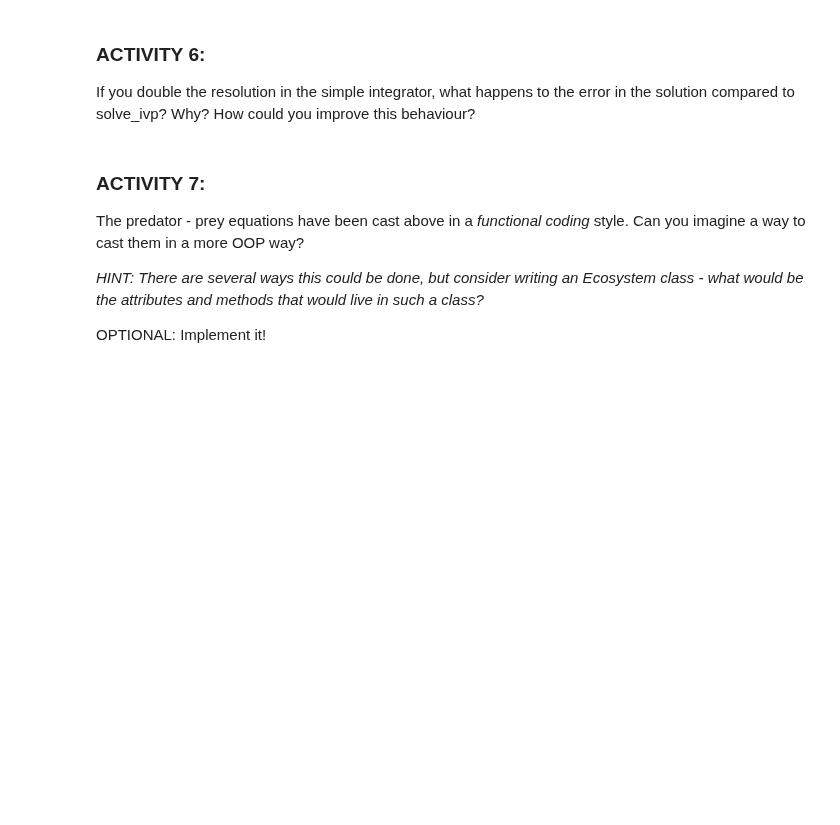
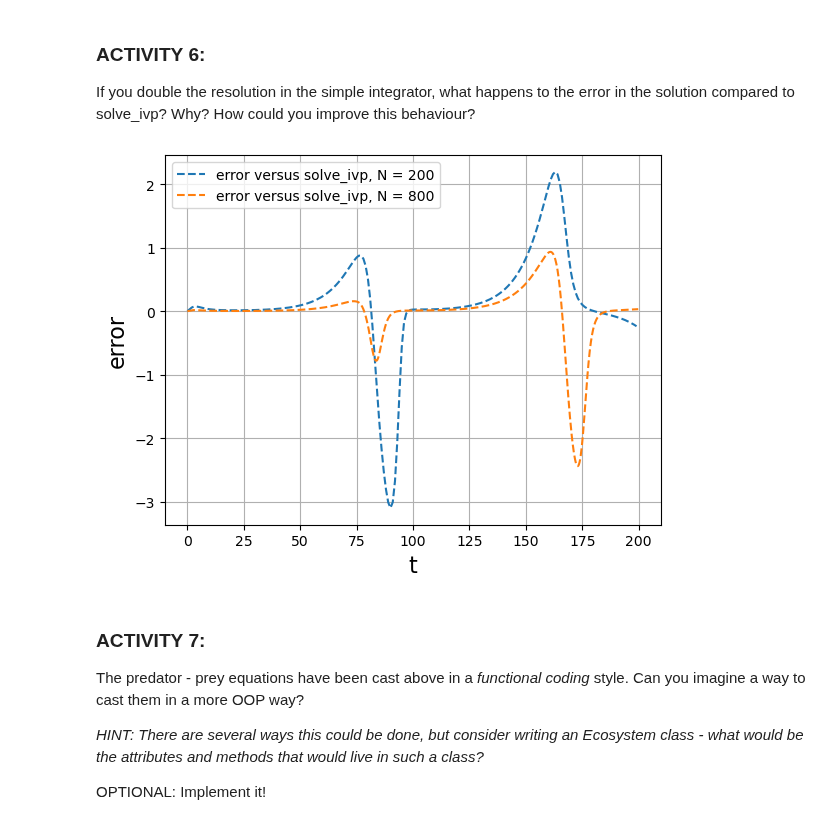
Before and after one commit to KAClough/TopicsInSciComp, a Jupyter notebook: Notebooks/Week3_LabExercises.ipynb, the cells around one changed output. Cells and saved outputs as stored; diff of their text form; code cells hidden in the pictures; blank space fills up the shorter version.

Commit message:
Working on week 3 exercises this week and adding notes on array notation

```diff
--- a/Notebooks/Week3_LabExercises.ipynb
+++ b/Notebooks/Week3_LabExercises.ipynb
@@ -412,52 +434,40 @@ If you double the resolution in the simple integrator, what happens to the error
 # %%
 # Compare the errors here
 
 
-from scipy.integrate import solve_ivp
+def get_solution_error(N_time_steps) :
+     delta_t = max_time / N_time_steps
+     t_solution = np.linspace(0.0, max_time-delta_t, N_time_steps) # values of independent variable
 
+     solution = solve_ivp(calculate_equation_dydt, [0,max_time], y0,
+                         method='RK45', t_eval=t_solution)
 
-#maybe a ofr loop?!?!
-#fix alpha and beta
-a = 0.5 #first parameter
-b = 0.5 #second parameter
-
-#fix gamma and delta
-c = 0.4 #third parameter
-d = 0.5 #fourth parameter
-
-# Note that the function has to take t as the first argument and y as the second
-
-def calculate_equation_dydt(t, y):
-    """Returns the gradient dy/dt for the second equation"""
-    dydt = np.zeros_like(y)
-    dydt = np.array([a*y[0]-b*y[0]*y[1], d*y[0]*y[1]-c*y[1]])
-    return
-
-max_time = 100.0
-N_time_steps = 200
-delta_t = max_time / N_time_steps
-t_solution = np.linspace(0.0, max_time-delta_t, N_time_steps) # values of independent variable
-y0 = np.array([1,1]) # an initial condition, y(0) = y0, note it needs to be an array
-
-solution = solve_ivp(calculate_equation_dydt, [0,max_time], y0,
-                        method='RK45', t_eval=t_solution)
-
-
-
-y_solution = np.zeros_like(t_solution)
-y_solution[0] = y0
-for itime, time in enumerate(t_solution) :
-    if itime > 0 :
-        dydt = calculate_logistic_dydt(time, y_solution[itime-1])
-        y_solution[itime] = y_solution[itime-1] + dydt * delta_t
-
-solution.y[0] - y_solution
+     y_solution = np.zeros([N_time_steps, 2]) #N_time_steps x 2 matrix of zeros
+     y_solution[0][:] = y0 #means the first column of y_solution is made up of y_zeros
+     for itime, time in enumerate(t_solution) : #google enumerate
+         if itime > 0 :
+             dydt = calculate_equation_dydt(time, y_solution[itime-1][:]) #dydt is being populated in the itime-1 rows of the y_solution matrix
+                                                                                #each row represents a time step for the approximation of the integral
+             y_solution[:][itime] = y_solution[itime-1][:] + dydt * delta_t #euler method being stored in the itime-th rows of the y_solution matrix
+             error = solution.y[0] - y_solution[:,0] #here, we are doing solve_ivp results - euler method in the first row
+                                              #here, we are just reading the x terms of both solutions (remember the pred-prey eq's are involving both x and y
+     return solution.t, error
 
 plt.grid()
-plt.xlabel("population density of prey", fontsize=16)
-plt.ylabel("population density of predators", fontsize=16)
-plt.plot(solution.t, solution.y[0] - y_solution, '--', label="error versus solve_ivp, dt = ??")
-plt.legend(loc='best');
+plt.xlabel("t", fontsize=16)
+plt.ylabel("error", fontsize=16)
+N_steps = 200
+t, error = get_solution_error(N_steps)
+plt.plot(t, error, '--',
+         label="error versus solve_ivp, N = "+ str(N_steps))
+N_steps = 4 * N_steps
+t, error = get_solution_error(N_steps)
+plt.plot(t, error, '--',
+         label="error versus solve_ivp, N = "+ str(N_steps))
+
+plt.legend();
+# %% [output]
+[figure, added]
 # %% [markdown]
 ### ACTIVITY 7:
 
```
Also changed, not shown: parts of 6 cells of this notebook, 2 other files.
